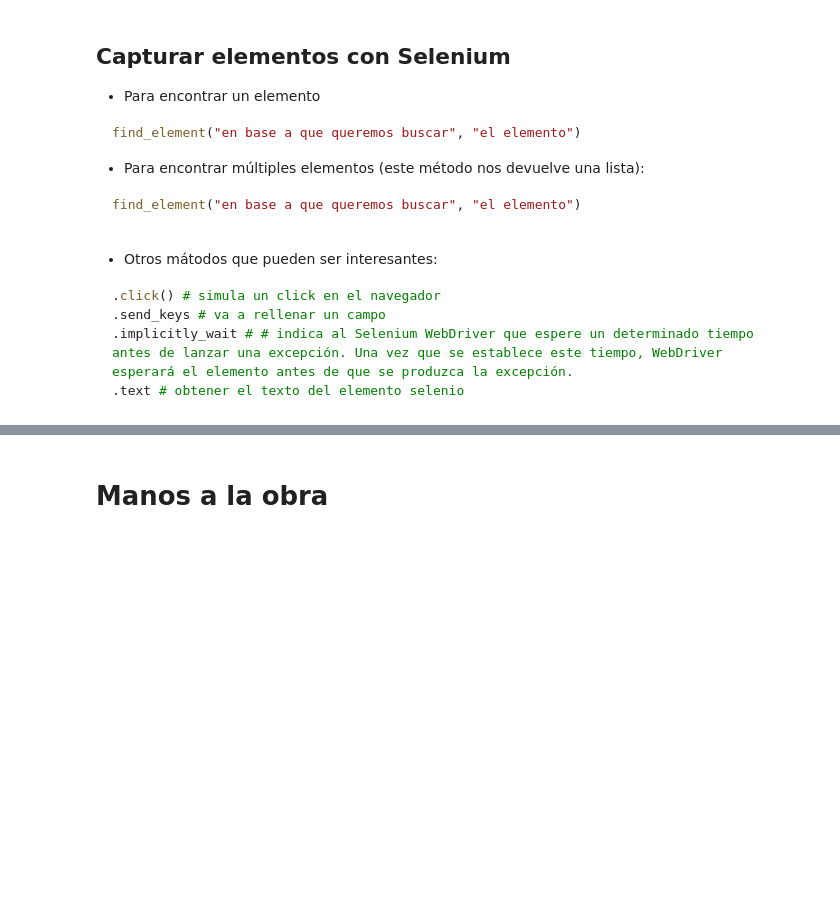
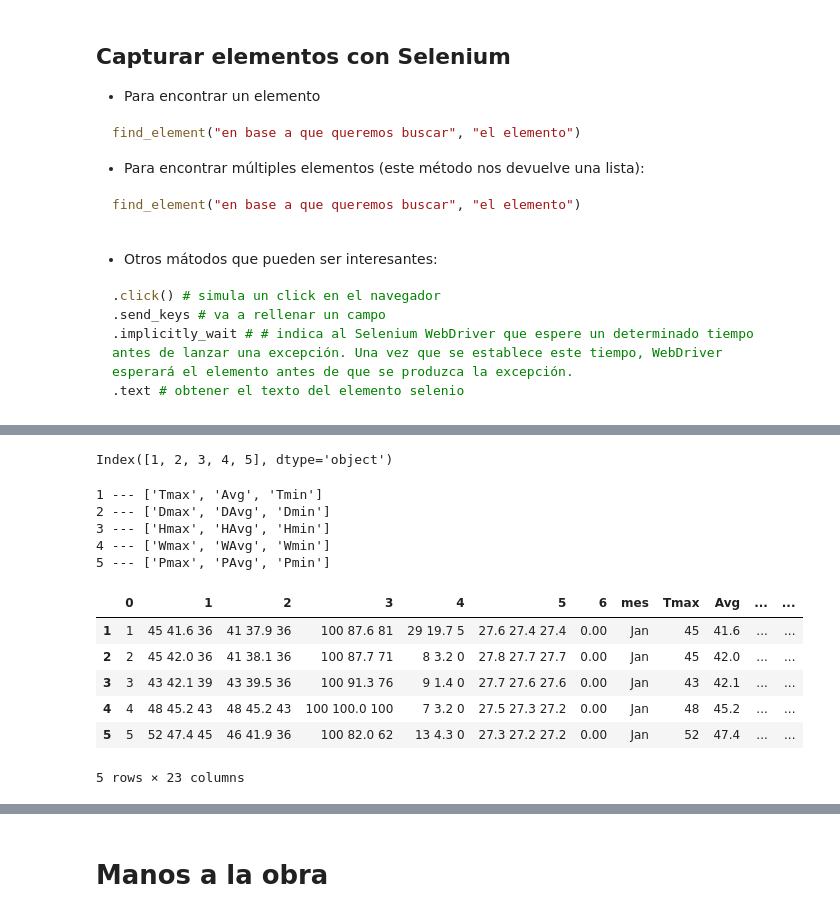
Before and after one commit to annassanchez/apuntes-clases, a Jupyter notebook: semana-8/8.3-Selenium_version_nueva - annassanchez.ipynb, the cells around one changed output, grey strips where cells are left out. Cells and saved outputs as stored; diff of their text form; code cells hidden in the pictures; blank space fills up the shorter version.

```diff
--- a/semana-8/8.3-Selenium_version_nueva - annassanchez.ipynb
+++ b/semana-8/8.3-Selenium_version_nueva - annassanchez.ipynb
@@ -98,0 +288,28 @@ warnings.filterwarnings('ignore')
+# %%
+listas = [["Tmax", "Avg", "Tmin"], ["Dmax", "DAvg", "Dmin"], ["Hmax", "HAvg", "Hmin"], ["Wmax", "WAvg", "Wmin"],
+         ["Pmax", "PAvg", "Pmin"]]
+# %%
+columnas = df_clima.columns[1:6]
+columnas
+# %% [output]
+Index([1, 2, 3, 4, 5], dtype='object')
+# %%
+for col, nombre in zip(columnas, listas):
+    print(col, '---', nombre)
+    df_clima[nombre] = df_clima[col].str.split(" ", expand=True)
+# %% [output]
+1 --- ['Tmax', 'Avg', 'Tmin']
+2 --- ['Dmax', 'DAvg', 'Dmin']
+3 --- ['Hmax', 'HAvg', 'Hmin']
+4 --- ['Wmax', 'WAvg', 'Wmin']
+5 --- ['Pmax', 'PAvg', 'Pmin']
+# %%
+df_clima.head()
+# %% [output]
+|  | 0 | 1 | 2 | 3 | 4 | 5 | 6 | mes | Tmax | Avg | ... | ... |
+| 1 | 1 | 45 41.6 36 | 41 37.9 36 | 100 87.6 81 | 29 19.7 5 | 27.6 27.4 27.4 | 0.00 | Jan | 45 | 41.6 | ... | ... |
+| 2 | 2 | 45 42.0 36 | 41 38.1 36 | 100 87.7 71 | 8 3.2 0 | 27.8 27.7 27.7 | 0.00 | Jan | 45 | 42.0 | ... | ... |
+| 3 | 3 | 43 42.1 39 | 43 39.5 36 | 100 91.3 76 | 9 1.4 0 | 27.7 27.6 27.6 | 0.00 | Jan | 43 | 42.1 | ... | ... |
+| 4 | 4 | 48 45.2 43 | 48 45.2 43 | 100 100.0 100 | 7 3.2 0 | 27.5 27.3 27.2 | 0.00 | Jan | 48 | 45.2 | ... | ... |
+| 5 | 5 | 52 47.4 45 | 46 41.9 36 | 100 82.0 62 | 13 4.3 0 | 27.3 27.2 27.2 | 0.00 | Jan | 52 | 47.4 | ... | ... |
+5 rows × 23 columns
```
Also changed, not shown: parts of 41 cells of this notebook.
